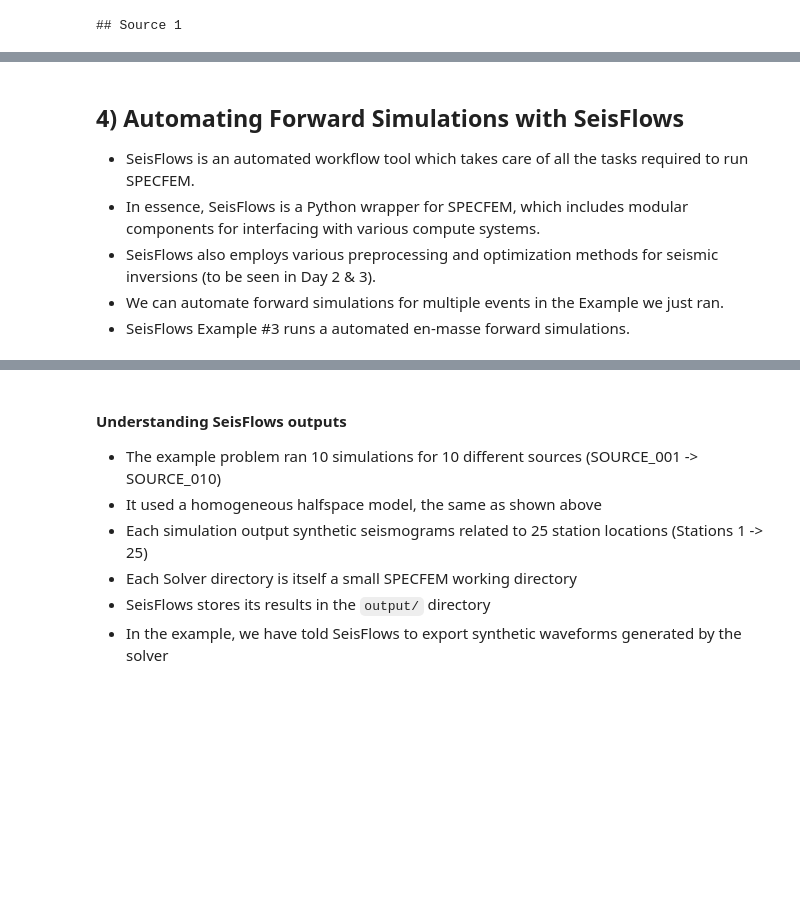
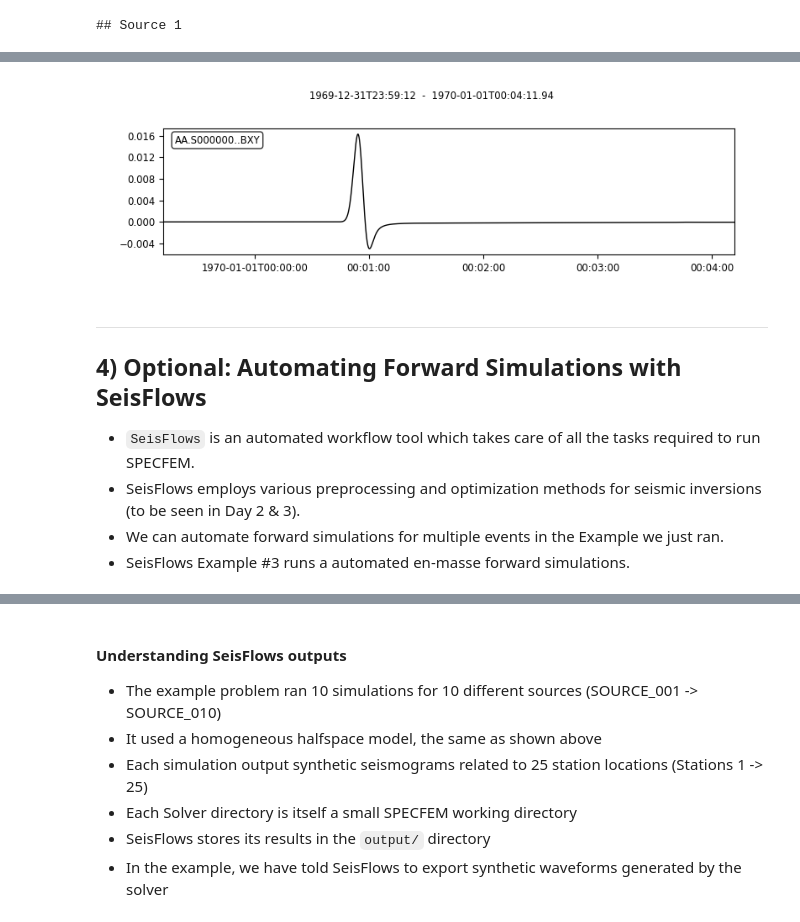
Before and after one commit to adjtomo/adjdocs, a Jupyter notebook: workshops/2022-10-05_specfem_users/completed_notebooks/day_1b_forward_simulations.ipynb, the cells around one changed output, grey strips where cells are left out. Cells and saved outputs as stored; diff of their text form; code cells hidden in the pictures; blank space fills up the shorter version.

```diff
--- a/workshops/2022-10-05_specfem_users/completed_notebooks/day_1b_forward_simulations.ipynb
+++ b/workshops/2022-10-05_specfem_users/completed_notebooks/day_1b_forward_simulations.ipynb
@@ -425,9 +568,14 @@ Image("OUTPUT_FILES/forward_image000002200.jpg")
+# %%
+! seisflows plotst OUTPUT_FILES/AA.S000000.BXY.semd --save AA.S000000.BXY.png
+Image("AA.S000000.BXY.png")
+# %% [output]
+[figure, added]
 # %% [markdown]
-## 4) Automating Forward Simulations with SeisFlows
+-----------
+## 4) Optional: Automating Forward Simulations with SeisFlows
 
-- SeisFlows is an automated workflow tool which takes care of all the tasks required to run SPECFEM.
-- In essence, SeisFlows is a Python wrapper for SPECFEM, which includes modular components for interfacing with various compute systems.
-- SeisFlows also employs various preprocessing and optimization methods for seismic inversions (to be seen in Day 2 & 3).
+- `SeisFlows` is an automated workflow tool which takes care of all the tasks required to run SPECFEM.
+- SeisFlows employs various preprocessing and optimization methods for seismic inversions (to be seen in Day 2 & 3).
 - We can automate forward simulations for multiple events in the Example we just ran.
 - SeisFlows Example \#3 runs a automated en-masse forward simulations.
 # %%
```
Also changed, not shown: parts of 57 cells of this notebook, 1 other file.
